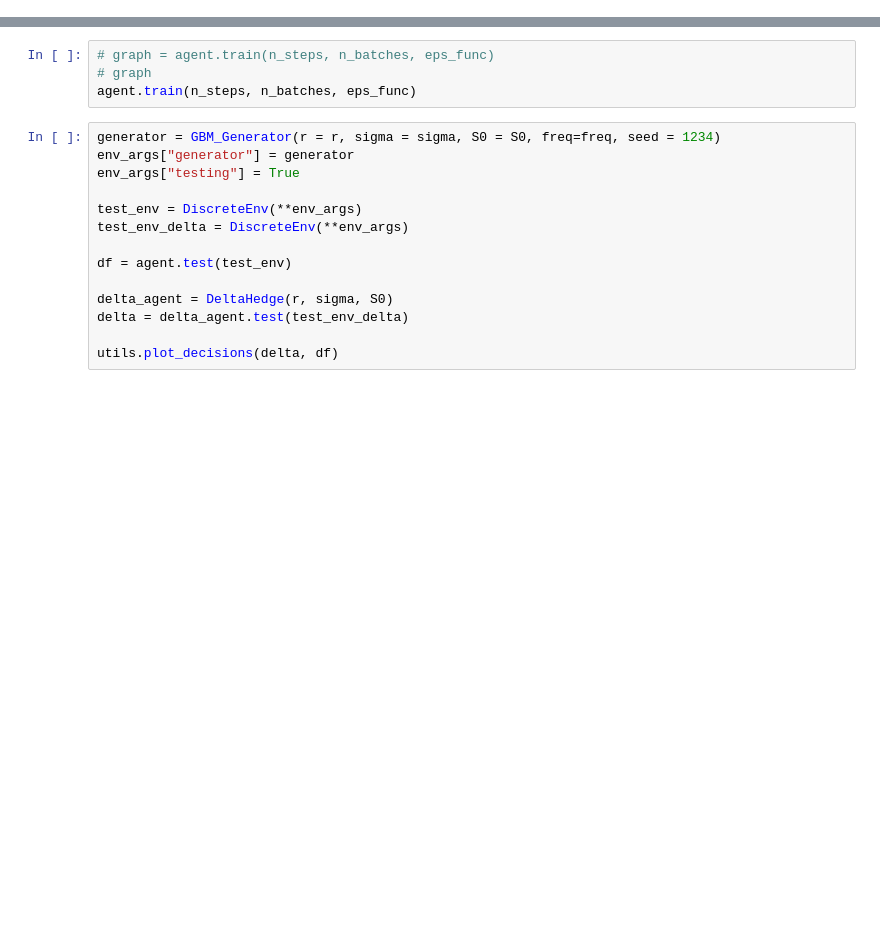
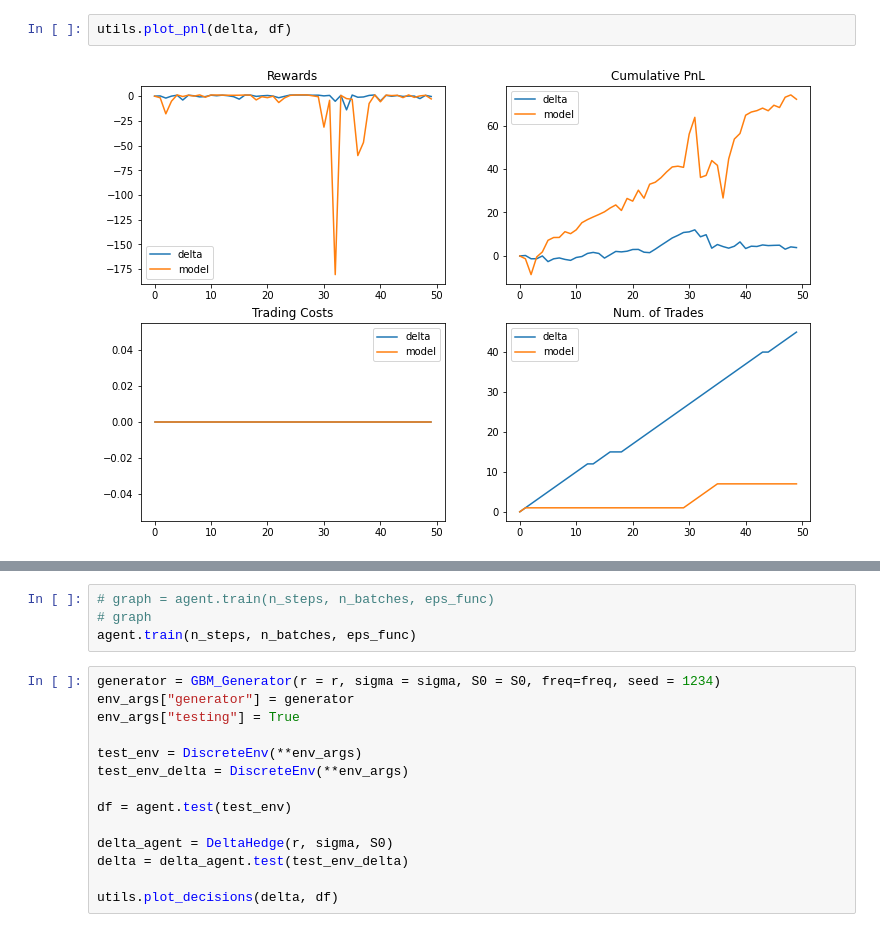
Before and after one commit to adamt98/Thesis2, a Jupyter notebook: Main.ipynb, the cells around one changed output, grey strips where cells are left out. Cells and saved outputs as stored; diff of their text form; blank space fills up the shorter version.

```diff
--- a/Main.ipynb
+++ b/Main.ipynb
@@ -34,0 +113,4 @@ agent = ModelAverager(env, gamma)
+# %%
+utils.plot_pnl(delta, df)
+# %% [output]
+[figure, added]
```
Also changed, not shown: parts of 11 cells of this notebook, 4 other files.
